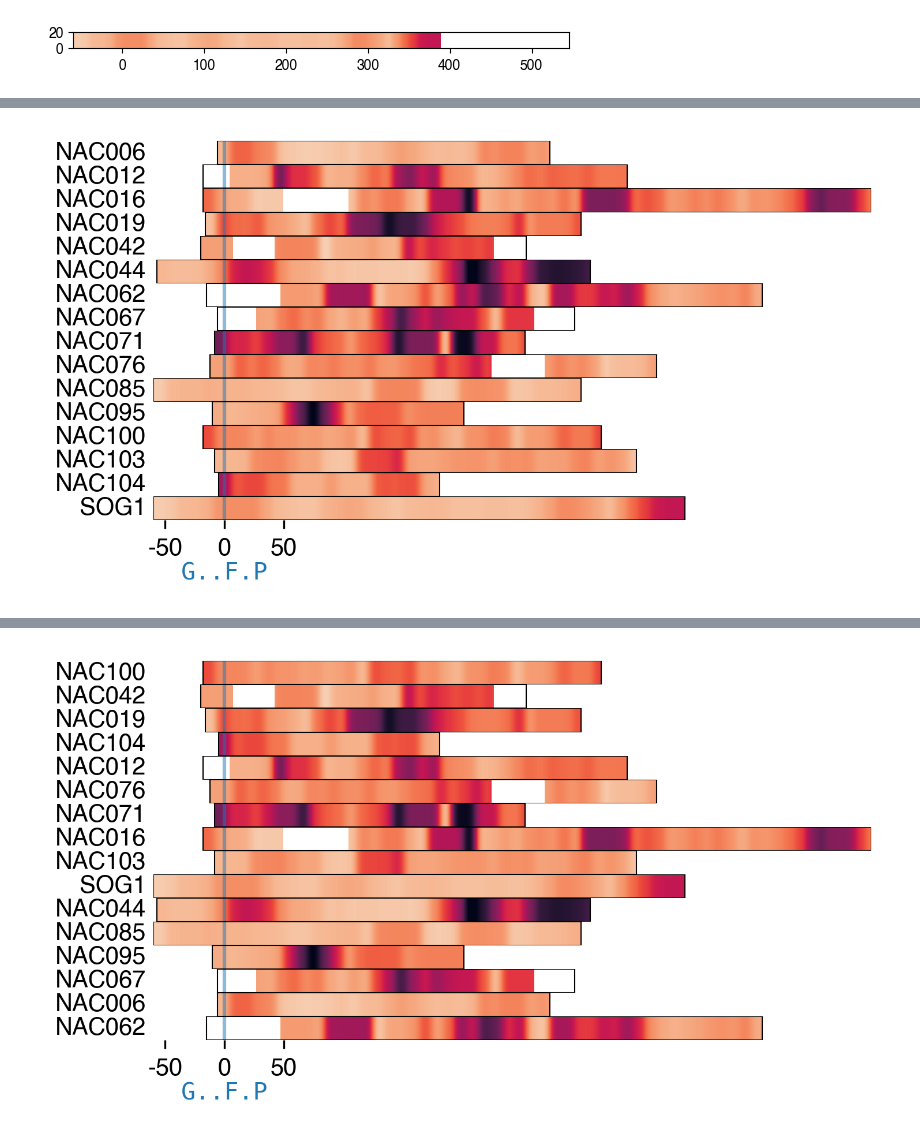
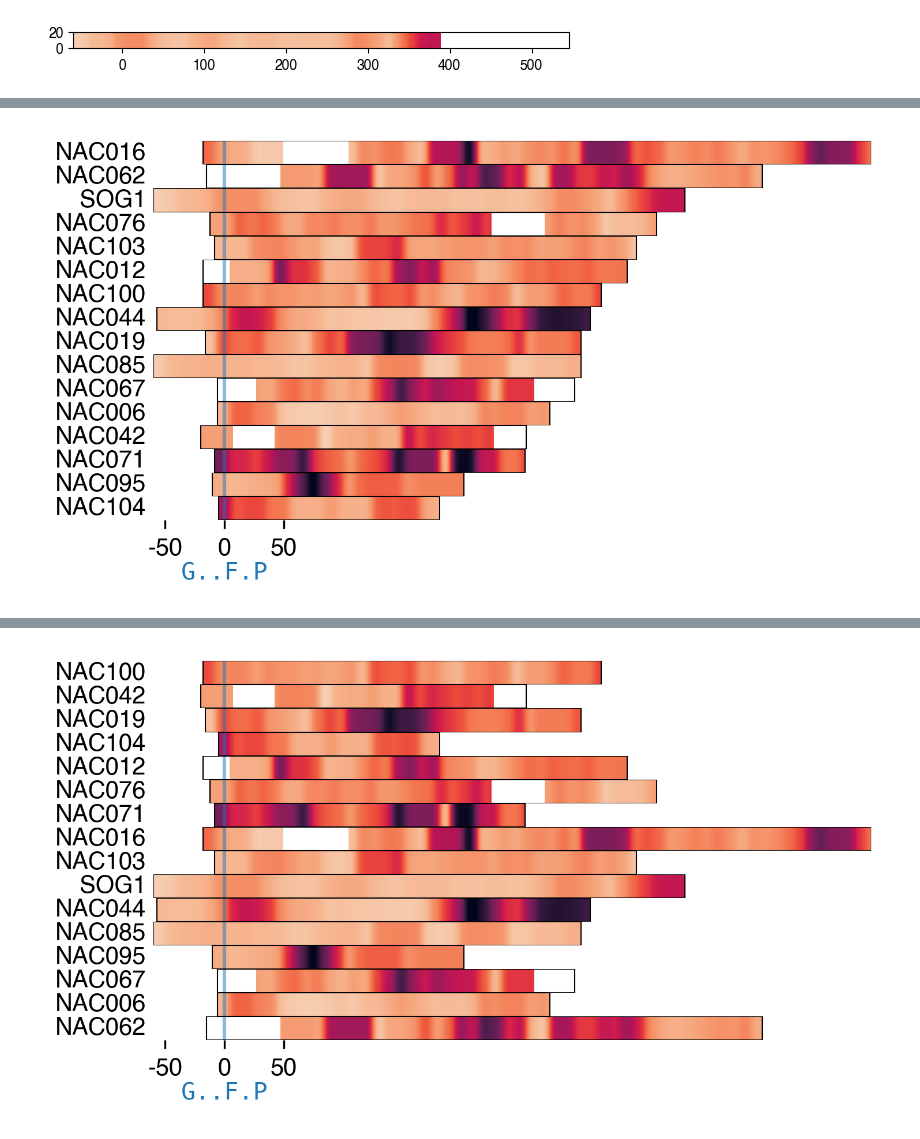
Before and after one commit to sanjanakotha/sog1, a Jupyter notebook: notebooks/NAC family conservation.ipynb, the cells around one changed output, grey strips where cells are left out. Saved outputs shown, nothing was run; the diff lists cells and outputs as text; code cells hidden in the pictures.

```diff
--- a/notebooks/NAC family conservation.ipynb
+++ b/notebooks/NAC family conservation.ipynb
@@ -499,33 +547,36 @@ plt.xlim(-60, 546)
 # %%
 fig, axs = plt.subplots(16,1, sharex = True, figsize = (5, 2.5), dpi = 300)
 
-for i in nac_seqs.index:
-    name = nac_seqs["name"].iloc[i]
-    start = -1 * nac_seqs["DBD_pos"].iloc[i]
-    end = nac_seqs["len_past_dom"].iloc[i]
+i = 0
+
+for name in nac_seqs.sort_values(by = "len_past_dom", ascending = False).index:
+    start = -1 * nac_seqs["DBD_pos"].loc[name]
+    end = nac_seqs["len_past_dom"].loc[name]
 
     axs[i].imshow(pd.DataFrame(activity_dict_normalized[name]).T,
            interpolation=None,
            cmap = "rocket_r",
            vmin = 0, vmax = 0.95,
            extent = [start, end, 0, 20])
     axs[i].set_xlim(-60, 546)
     axs[i].set_xticks([])
     axs[i].set_yticks([])
     axs[i].axvline(0, alpha = 0.5)
     axs[i].set_ylabel(name, rotation = 0, va = 'center', labelpad = 3, ha = "right")
 
     axs[i].axvline(start, color = "black", lw = 0.5)
     axs[i].axvline(end, color = "black", lw = 0.5)
 
     axs[i].plot((start, end), (20, 20), 'k-',linewidth=0.5)
     axs[i].plot((start, end), (0, 0), 'k-',linewidth=0.5)
 
+    i += 1
+
 axs[-1].set_xticks([-50, 0, 50])
 axs[-1].set_xticklabels([-50, 0, 50])
 axs[-1].text(x = 0, y = -35, va = "top", ha = "center", s = "G..F.P", color = sns.color_palette("tab10")[0], font = 'monospace')
 
 sns.despine(left = True, bottom = True)
 plt.tight_layout(pad = 0)
 # %% [output]
-[figure, old version]
+[figure, new version]
```
Also changed, not shown: parts of 7 cells of this notebook, 14 other files.
